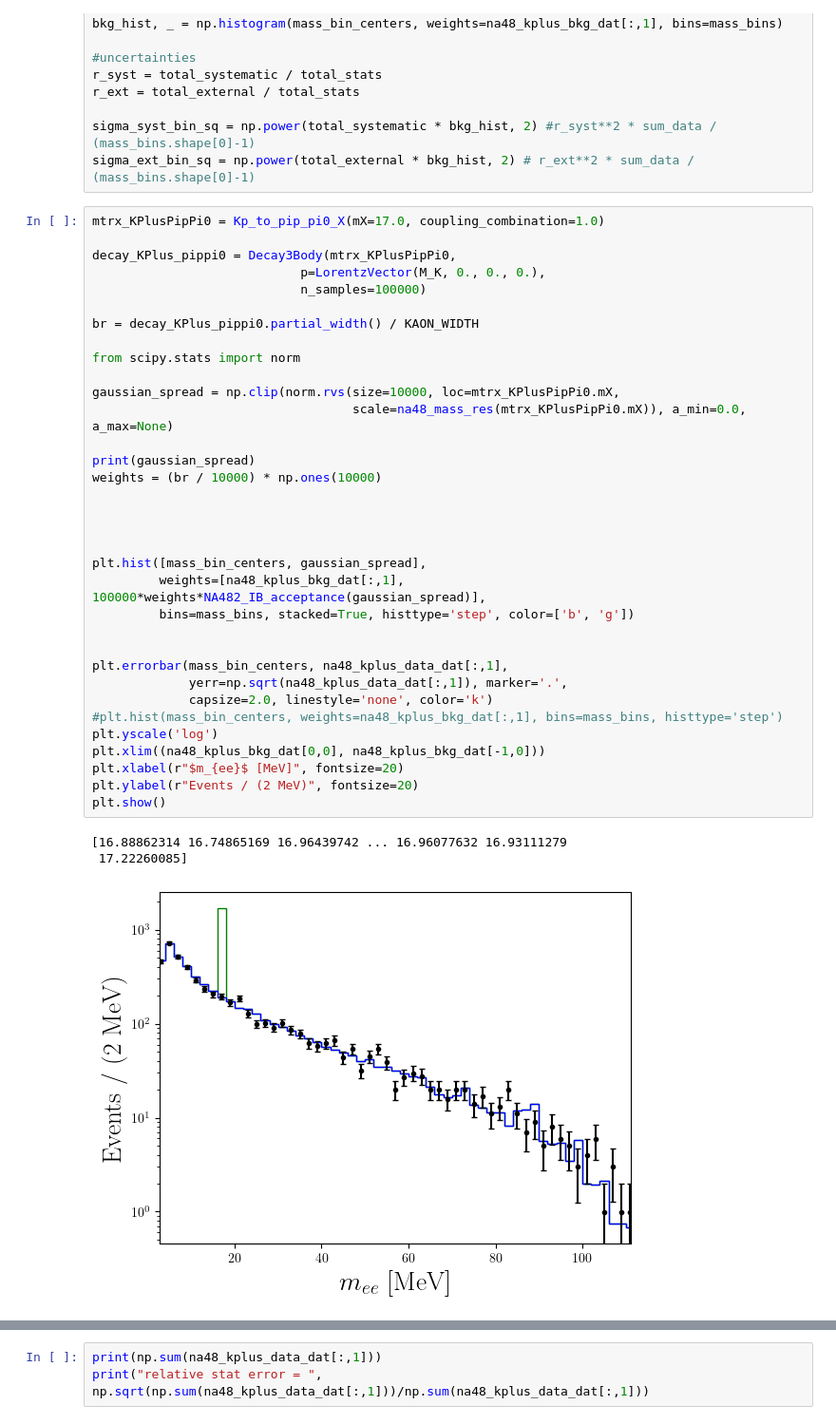
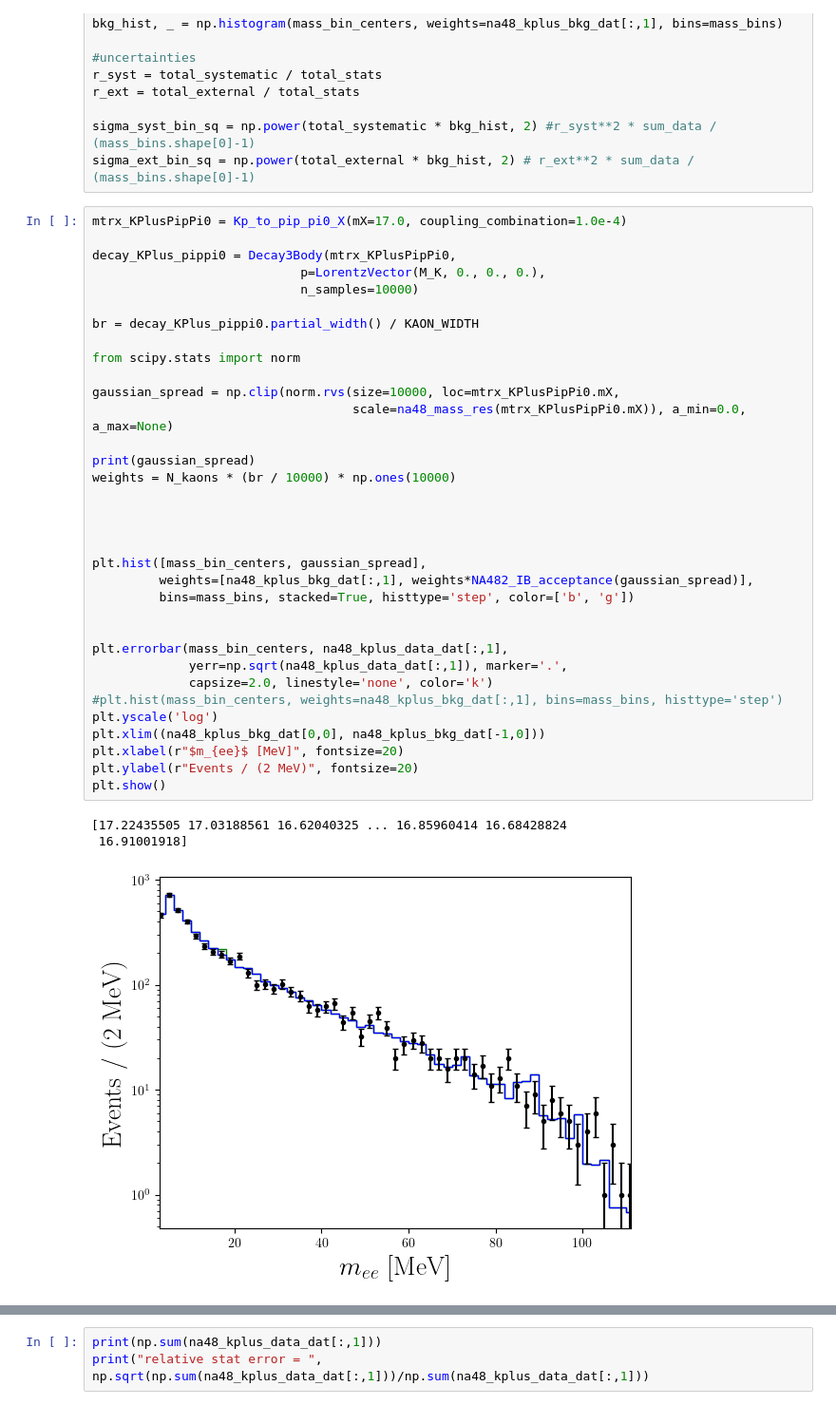
Before and after one commit to athompson-git/KaonPhysics, a Jupyter notebook: KtoX_param_space.ipynb, the cells around one changed output, grey strips where cells are left out. Shown at 95% size. Saved outputs shown, nothing was run; the diff lists cells and outputs as text.

```diff
--- a/KtoX_param_space.ipynb
+++ b/KtoX_param_space.ipynb
@@ -219,40 +219,40 @@ r_ext = total_external / total_stats
 sigma_syst_bin_sq = np.power(total_systematic * bkg_hist, 2) #r_syst**2 * sum_data / (mass_bins.shape[0]-1)
 sigma_ext_bin_sq = np.power(total_external * bkg_hist, 2) # r_ext**2 * sum_data / (mass_bins.shape[0]-1)
 # %%
-mtrx_KPlusPipPi0 = Kp_to_pip_pi0_X(mX=17.0, coupling_combination=1.0)
+mtrx_KPlusPipPi0 = Kp_to_pip_pi0_X(mX=17.0, coupling_combination=1.0e-4)
 
 decay_KPlus_pippi0 = Decay3Body(mtrx_KPlusPipPi0,
                             p=LorentzVector(M_K, 0., 0., 0.),
-                            n_samples=100000)
+                            n_samples=10000)
 
 br = decay_KPlus_pippi0.partial_width() / KAON_WIDTH
 
 from scipy.stats import norm
 
 gaussian_spread = np.clip(norm.rvs(size=10000, loc=mtrx_KPlusPipPi0.mX,
                                    scale=na48_mass_res(mtrx_KPlusPipPi0.mX)), a_min=0.0, a_max=None)
 
 print(gaussian_spread)
-weights = (br / 10000) * np.ones(10000)
+weights = N_kaons * (br / 10000) * np.ones(10000)
 
 
 
 
 plt.hist([mass_bin_centers, gaussian_spread],
-         weights=[na48_kplus_bkg_dat[:,1], 100000*weights*NA482_IB_acceptance(gaussian_spread)],
+         weights=[na48_kplus_bkg_dat[:,1], weights*NA482_IB_acceptance(gaussian_spread)],
          bins=mass_bins, stacked=True, histtype='step', color=['b', 'g'])
 
 
 plt.errorbar(mass_bin_centers, na48_kplus_data_dat[:,1],
              yerr=np.sqrt(na48_kplus_data_dat[:,1]), marker='.',
              capsize=2.0, linestyle='none', color='k')
 #plt.hist(mass_bin_centers, weights=na48_kplus_bkg_dat[:,1], bins=mass_bins, histtype='step')
 plt.yscale('log')
 plt.xlim((na48_kplus_bkg_dat[0,0], na48_kplus_bkg_dat[-1,0]))
 plt.xlabel(r"$m_{ee}$ [MeV]", fontsize=20)
 plt.ylabel(r"Events / (2 MeV)", fontsize=20)
 plt.show()
 # %% [output]
-[16.88862314 16.74865169 16.96439742 ... 16.96077632 16.93111279
- 17.22260085]
+[17.22435505 17.03188561 16.62040325 ... 16.85960414 16.68428824
+ 16.91001918]
-[figure, old version]
+[figure, new version]
```
Also changed, not shown: parts of 3 cells of this notebook, 1 other file.
